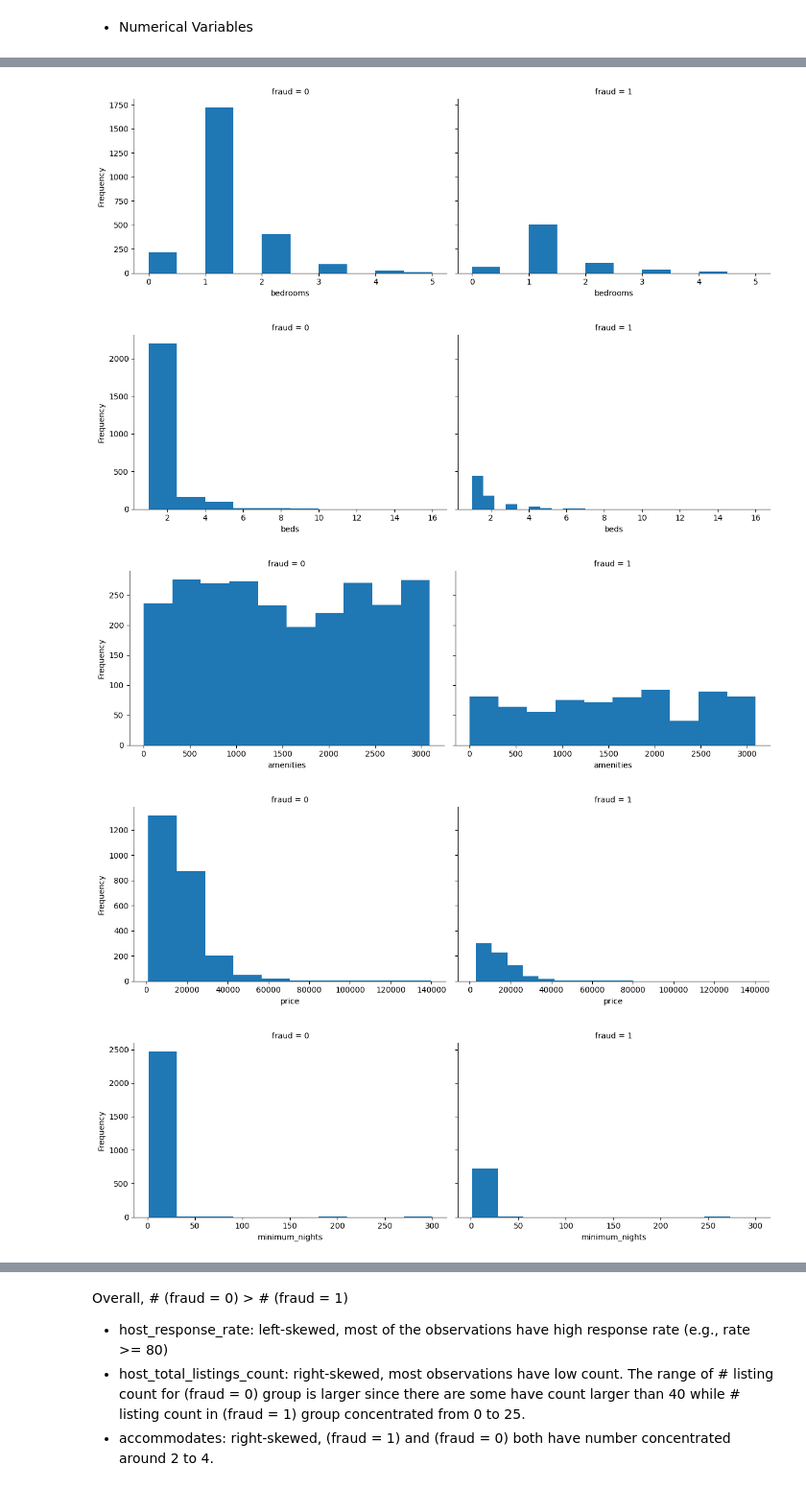
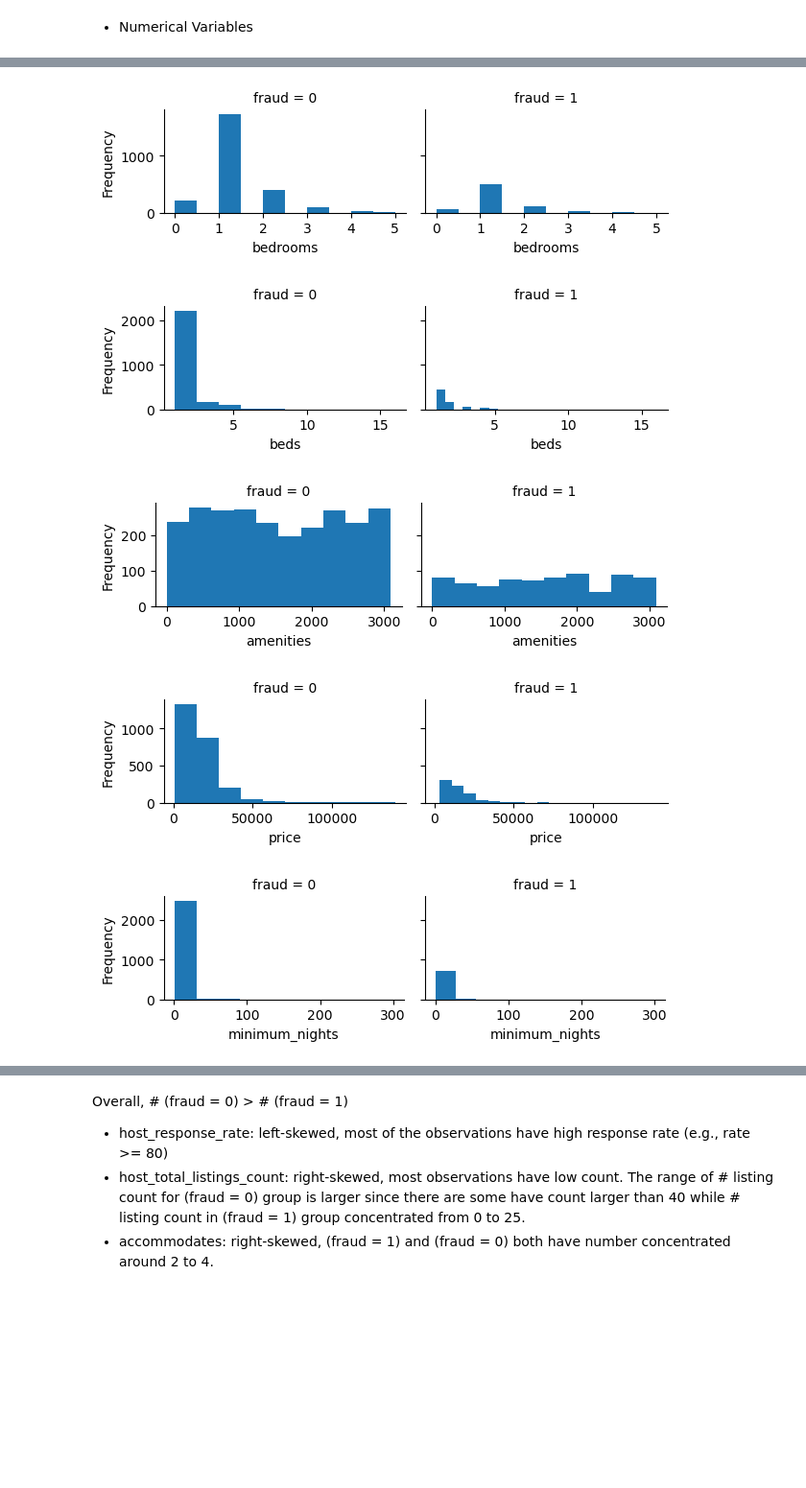
Before and after one commit to szhan872/Airbnb-Project, a Jupyter notebook: airbnb.ipynb, the cells around one changed output, grey strips where cells are left out. Shown at 96% size. Cells and saved outputs as stored; diff of their text form; code cells hidden in the pictures; blank space fills up the shorter version.

```diff
--- a/airbnb.ipynb
+++ b/airbnb.ipynb
@@ -20,5 +21,4 @@ import matplotlib.pyplot as plt
 from statsmodels.formula.api import ols
 # %%
 # Import and glimpse the data
-df = pd.read_csv('/content/output.csv')
-df
+df = pd.read_csv('output.csv')
@@ -141,7 +147,7 @@ num_var = ['host_response_rate', 'host_total_listings_count', 'accommodates',
 # %%
 # plot histograms for each numerical variable group by fraud
 for var in num_var :
-  plot = sns.FacetGrid(df_noout, col='fraud', height=4, aspect = 1.5)
+  plot = sns.FacetGrid(df_noout, col='fraud', height=2, aspect = 1.5)
   plot.map(plt.hist, var)
   plot.set_axis_labels(var, 'Frequency')
   plt.show()
@@ -153,5 +159,5 @@ for var in num_var :
-[figure, old version]
+[figure, new version]
-[figure, old version]
+[figure, new version]
-[figure, old version]
+[figure, new version]
-[figure, old version]
+[figure, new version]
-[figure, old version]
+[figure, new version]
```
Also changed, not shown: parts of 12 cells of this notebook, 1 other file.
